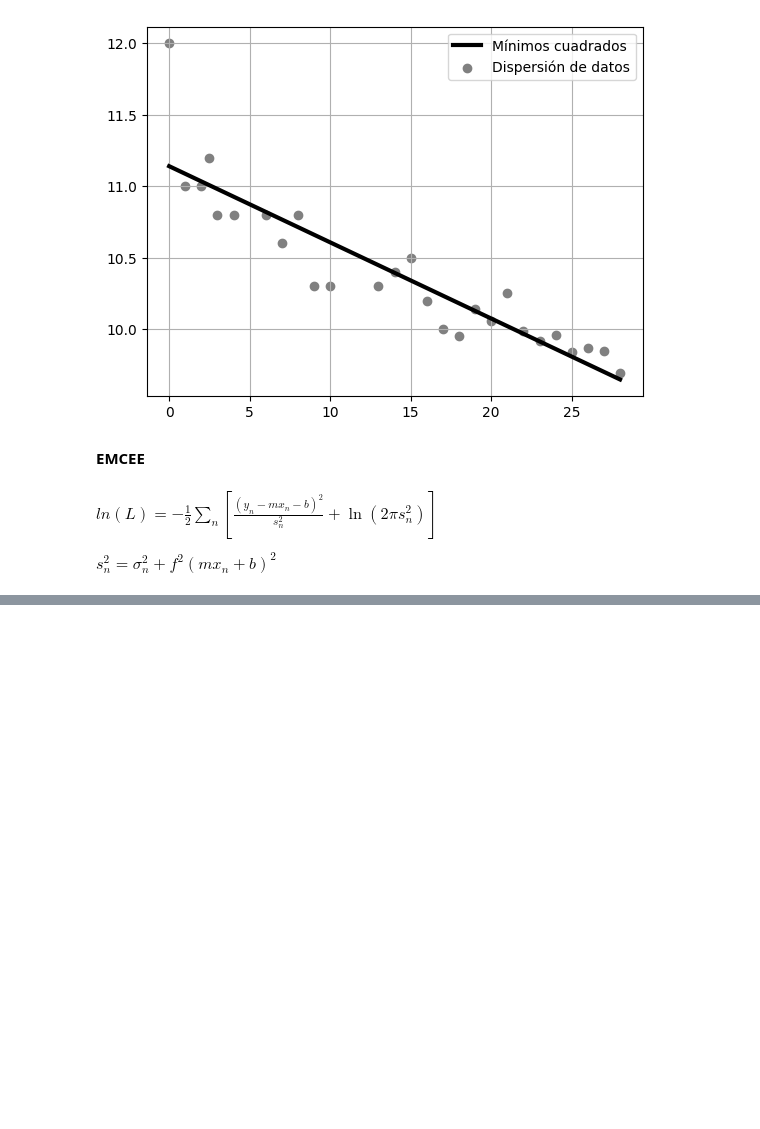
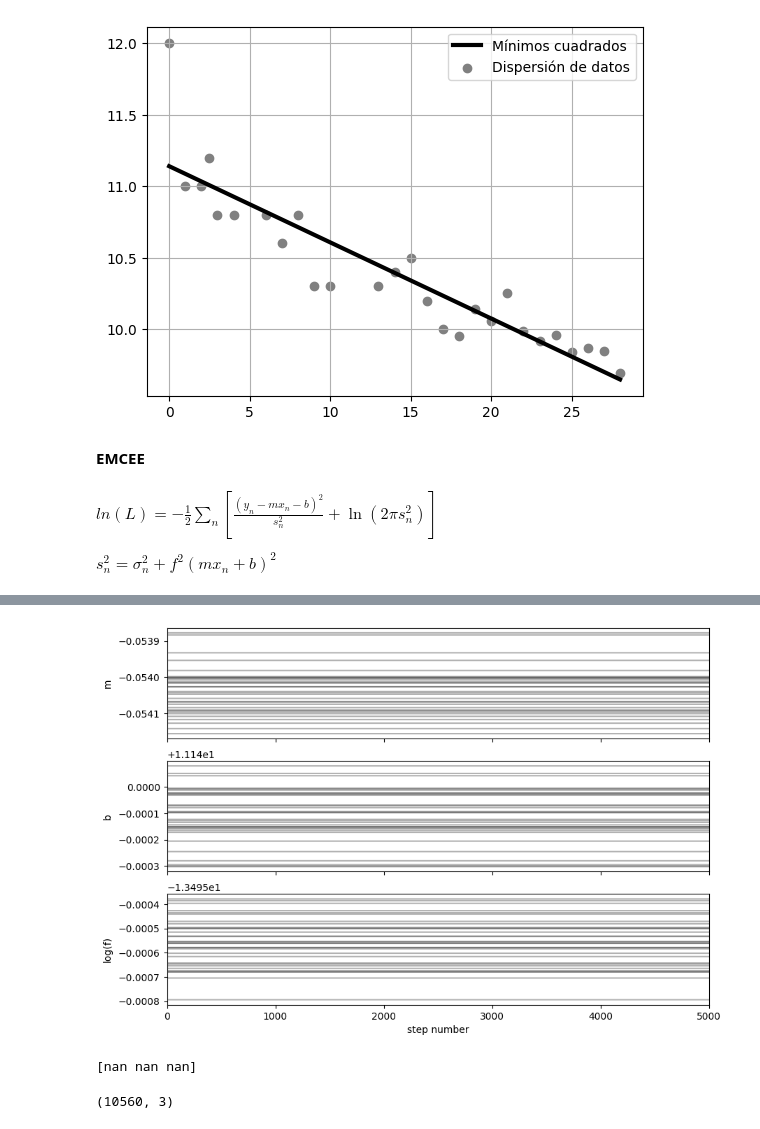
Before and after one commit to DCI-alxogm/ml2023-BlackPuma075, a Jupyter notebook: Oct6_7/Tarea.ipynb, the cells around one changed output, grey strips where cells are left out. Cells and saved outputs as stored; diff of their text form; code cells hidden in the pictures; blank space fills up the shorter version.

```diff
--- a/Oct6_7/Tarea.ipynb
+++ b/Oct6_7/Tarea.ipynb
@@ -96,2 +82,0 @@ yy
-# %%
-theta = [w[0], w[1], np.log(yy)]
@@ -115,0 +110,46 @@ plt.plot(x_test, y_p)
+# %%
+def log_prior(theta):
+    m, b, log_f = theta
+    if -5.0 < m < 0.5 and 0.0 < b < 10.0 and -10.0 < log_f < 1.0:
+        return 0.0
+    return -np.inf
+# %%
+def log_probability(theta, x, y, yerr):
+    lp = log_prior(theta)
+    if not np.isfinite(lp):
+        return -np.inf
+    return lp + log_likelihood(theta, x, y, yerr)
+# %%
+import emcee
+
+pos = soln.x + 1e-4 * np.random.randn(32, 3)
+nwalkers, ndim = pos.shape
+
+sampler = emcee.EnsembleSampler(
+    nwalkers, ndim, log_probability, args=(x, y, yerr)
+)
+sampler.run_mcmc(pos, 5000, progress=True);
+# %%
+fig, axes = plt.subplots(3, figsize=(10, 7), sharex=True)
+samples = sampler.get_chain()
+labels = ["m", "b", "log(f)"]
+for i in range(ndim):
+    ax = axes[i]
+    ax.plot(samples[:, :, i], "k", alpha=0.3)
+    ax.set_xlim(0, len(samples))
+    ax.set_ylabel(labels[i])
+    ax.yaxis.set_label_coords(-0.1, 0.5)
+
+axes[-1].set_xlabel("step number");
+# %% [output]
+[figure, added]
+# %%
+tau = sampler.get_autocorr_time()
+print(tau)
+# %% [output]
+[nan nan nan]
+# %%
+flat_samples = sampler.get_chain(discard=50, thin=15, flat=True)
+print(flat_samples.shape)
+# %% [output]
+(10560, 3)
```
Also changed, not shown: parts of 13 cells of this notebook.
